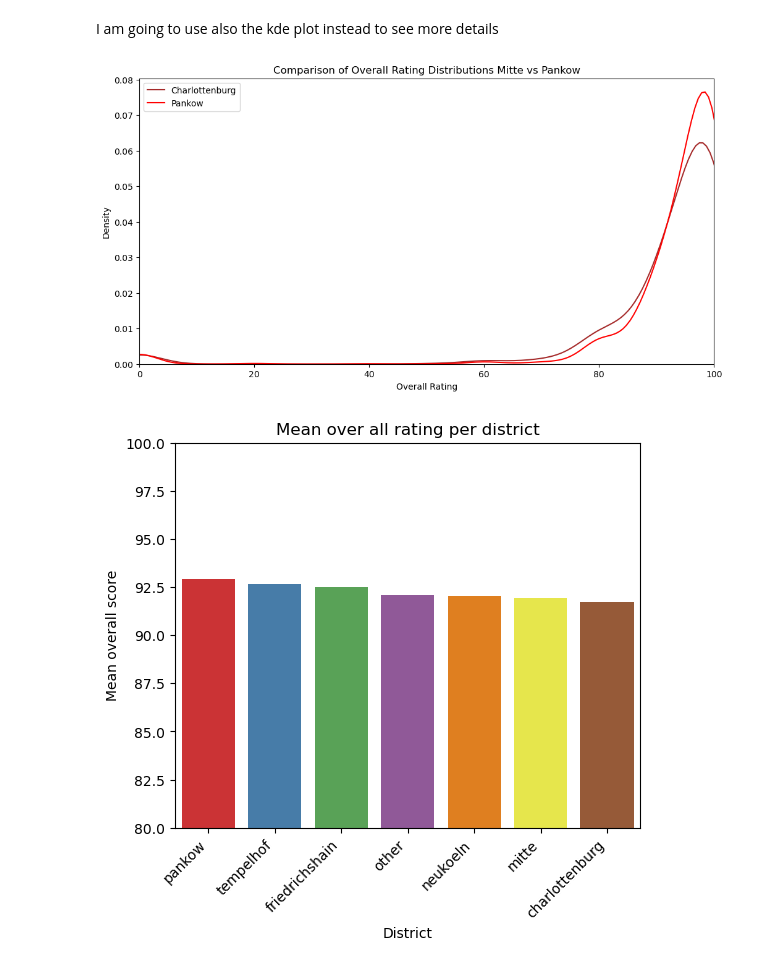
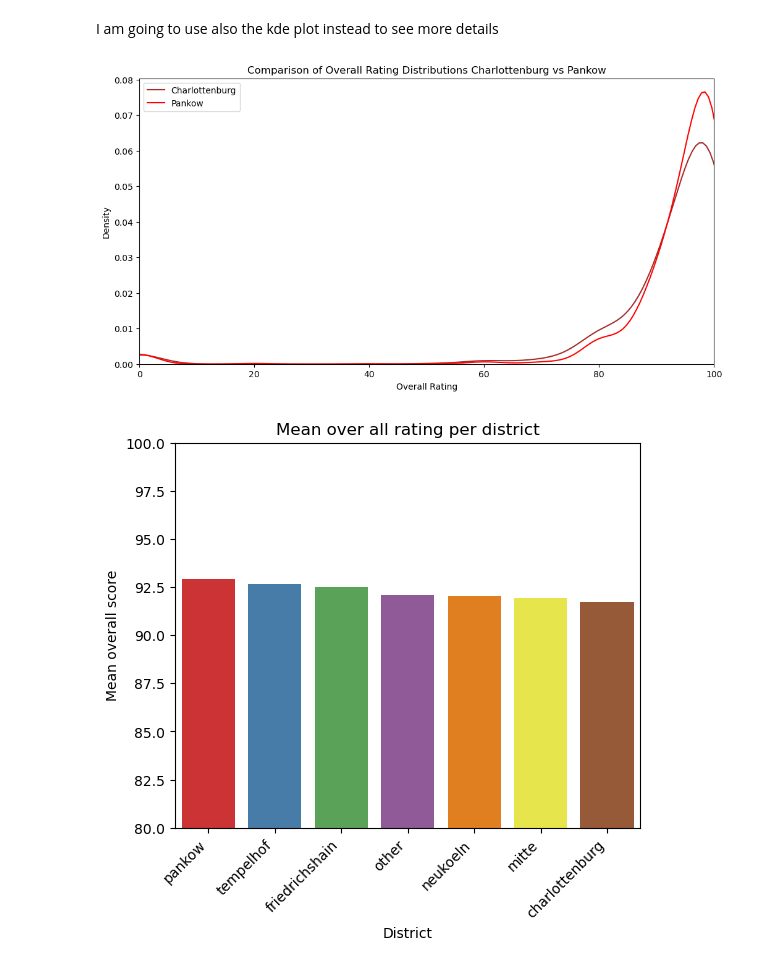
Before and after one commit to vadragna/air_bnb_mid_project, a Jupyter notebook: district_analysis.ipynb, the cells around one changed output. Cells and saved outputs as stored; diff of their text form; code cells hidden in the pictures.

```diff
--- a/district_analysis.ipynb
+++ b/district_analysis.ipynb
@@ -286,18 +286,18 @@ I am going to use also the kde plot instead to see more details
 # %%
 plt.figure(figsize=(12, 6))
 
 sns.kdeplot(data=charlottenburg_unique_prop, x='overall_rating', color='brown', label='Charlottenburg')
 sns.kdeplot(data=pankow_unique_prop, x='overall_rating', color='red', label='Pankow')
 
-plt.title('Comparison of Overall Rating Distributions Mitte vs Pankow')
+plt.title('Comparison of Overall Rating Distributions Charlottenburg vs Pankow')
 plt.xlabel('Overall Rating')
 plt.ylabel('Density')
 plt.xlim(0, 100)
 plt.legend()
 
 plt.show()
 # %% [output]
-[figure, old version]
+[figure, new version]
 # %%
 mean_series = [pankow_unique_prop['overall_rating'].mean(),
                tempelhof_unique_prop['overall_rating'].mean(),
```
Also changed, not shown: 1 other file.
